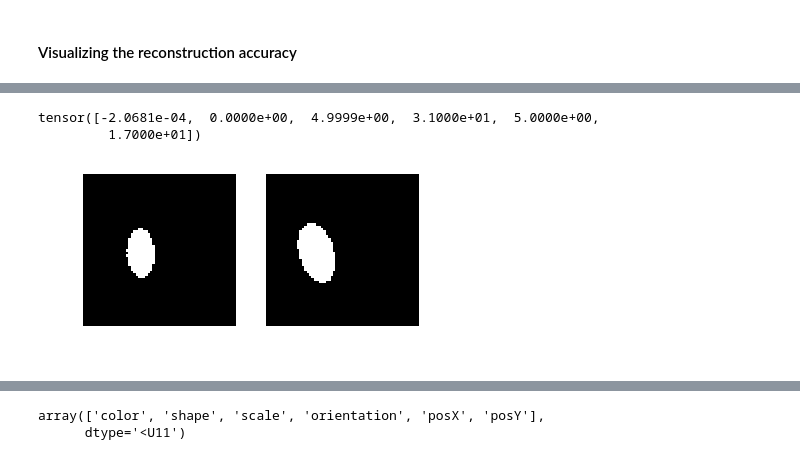
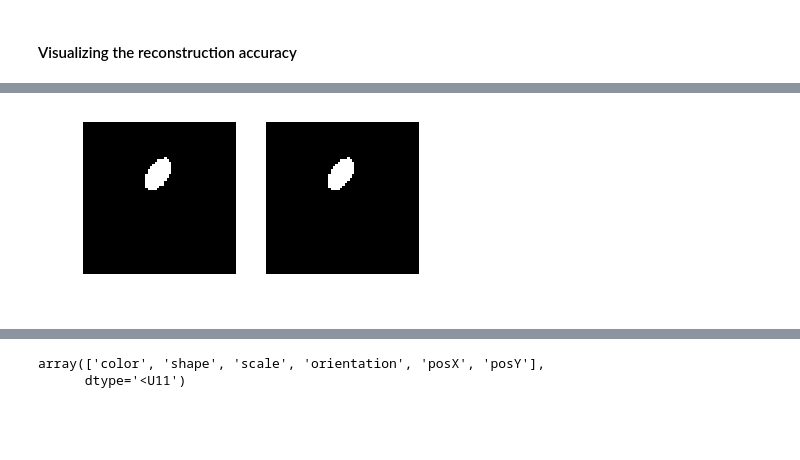
Before and after one commit to robertness/causalvae, a Jupyter notebook: causal_vae_dsprites.ipynb, the cells around one changed output, grey strips where cells are left out. Saved outputs shown, nothing was run; the diff lists cells and outputs as text; code cells hidden in the pictures; blank space fills up the shorter version.

```diff
--- a/causal_vae_dsprites.ipynb
+++ b/causal_vae_dsprites.ipynb
@@ -483,50 +405,3 @@ tensor([-2.4407e-05,  1.0001e+00,  3.0001e+00,  9.9999e+00,  8.0000e+00,
-# %%
-from pyro.infer.importance import Importance
-from pyro.infer.mcmc import MCMC
-from pyro.infer.mcmc.nuts import HMC
-from pyro.infer import SVI
-
-intervened_model = pyro.do(SCM, data={"Y_shape": torch.tensor(0.)})
-conditioned_model = pyro.condition(SCM, data={
-    "X": recon_x1,
-#     "Z": z1,
-    "Y_color":y1[0],
-    "Y_shape": y1[1],
-    "Y_scale": y1[2],
-    "Y_orientation": y1[3],
-    "Y_posX": y1[4],
-    "Y_posY": y1[5]
-   })
-posterior = pyro.infer.Importance(conditioned_model, num_samples = 100)
-posterior.run(vae, mu, sigma)
-
-result = []
-for i in range(500):
-  trace = posterior()
-  x = trace.nodes['Nx']['value']
-  ny_shape = trace.nodes['Ny_shape']['value']
-  ny_scale = trace.nodes['Ny_scale']['value']
-  ny_orientation = trace.nodes['Ny_orientation']['value']
-  ny_posX = trace.nodes['Ny_posX']['value']
-  ny_posY = trace.nodes['Ny_posY']['value']
-  z = trace.nodes['Nz']['value']
-  con_obj = pyro.condition(intervened_model, data = {
-      "Nx": x,
-      "Ny_shape": ny_shape,
-      "Ny_scale": ny_scale,
-      "Ny_orientation": ny_orientation,
-      "Ny_posX": ny_posX,
-      "Ny_posY": ny_posY,
-      "Nz": z
-  })
-
-recon_x2,y2,z2 = con_obj(vae, mu, sigma)
-print(y2)
-recon_check(recon_x1.reshape(-1, 64, 64)[0], recon_x2.reshape(-1, 64, 64)[0])
-# %% [output]
-tensor([-2.0681e-04,  0.0000e+00,  4.9999e+00,  3.1000e+01,  5.0000e+00,
-         1.7000e+01])
-[figure, removed]
 # %%
 # [ 0,  2,  1, 34,  4, 24]
 def recon_check(original, recon):
@@ -562,3 +437,23 @@ latents_bases = np.concatenate((label_sizes[::-1].cumprod()[::-1][1:],
 
 def latent_to_index(latents):
   return np.dot(latents, latents_bases).astype(int)
+# %%
+import warnings
+warnings.filterwarnings("ignore")
+
+data_iter = iter(data_loaders["train"])
+xs, ys = next(data_iter)
+
+if USE_CUDA:
+    xs = xs.cuda()
+    ys = ys.cuda()
+rs = vae.reconstruct_image(xs, ys)
+if USE_CUDA:
+    xs = xs.cpu()
+    rs = rs.cpu()
+originals = xs.numpy().reshape(-1, 64,64)
+recons = rs.reshape(-1,64,64)
+
+recon_check(originals[0], recons[0])
+# %% [output]
+[figure, added]
```
Also changed, not shown: parts of 29 cells of this notebook.
